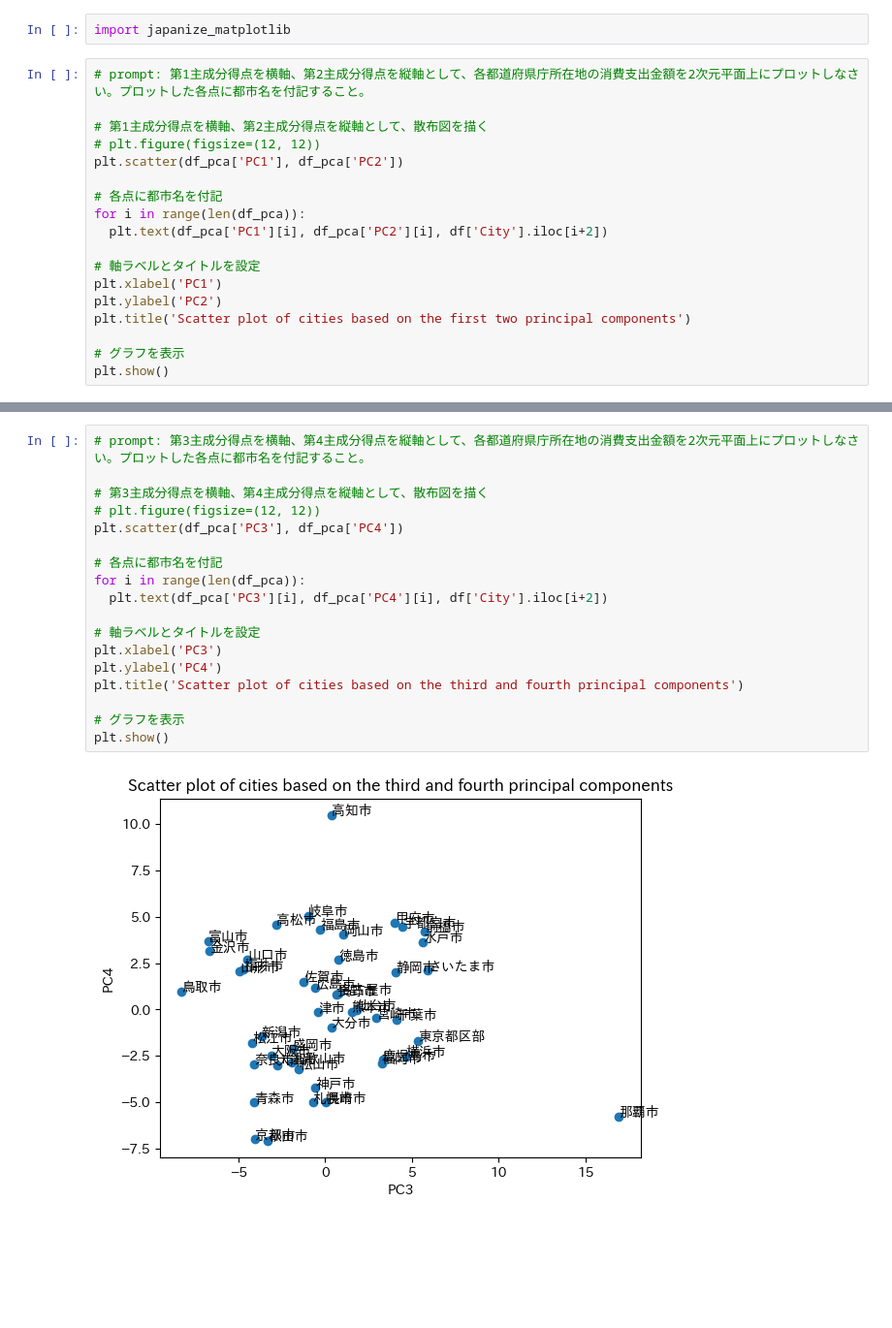
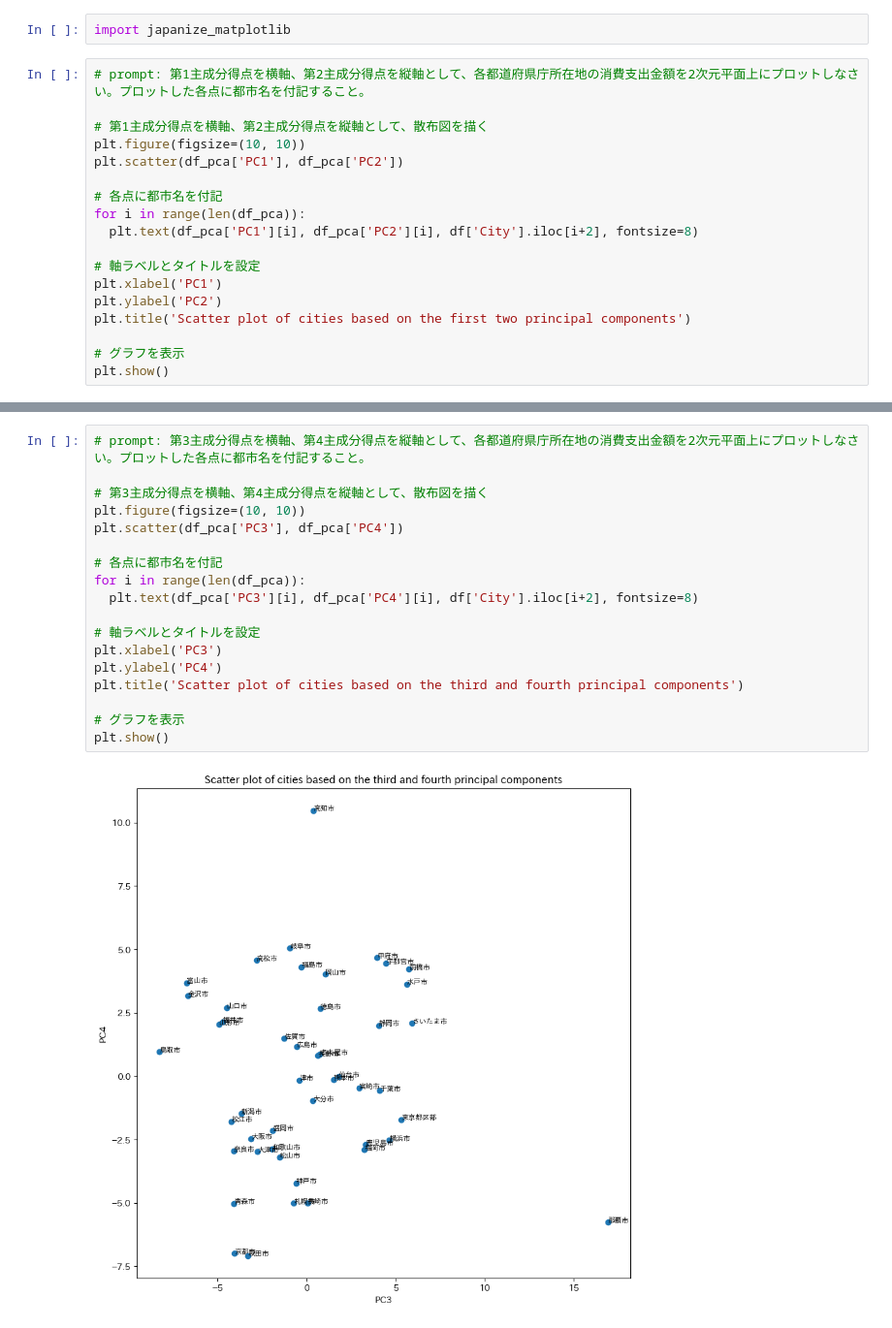
Before and after one commit to okana2ki/multiV, a Jupyter notebook: kmeans_SSDSE_C3.ipynb, the cells around one changed output, grey strips where cells are left out. Shown at 97% size. Cells and saved outputs as stored; diff of their text form; blank space fills up the shorter version.

```diff
--- a/kmeans_SSDSE_C3.ipynb
+++ b/kmeans_SSDSE_C3.ipynb
@@ -323,12 +481,12 @@ import japanize_matplotlib
 # prompt: 第1主成分得点を横軸、第2主成分得点を縦軸として、各都道府県庁所在地の消費支出金額を2次元平面上にプロットしなさい。プロットした各点に都市名を付記すること。
 
 # 第1主成分得点を横軸、第2主成分得点を縦軸として、散布図を描く
-# plt.figure(figsize=(12, 12))
+plt.figure(figsize=(10, 10))
 plt.scatter(df_pca['PC1'], df_pca['PC2'])
 
 # 各点に都市名を付記
 for i in range(len(df_pca)):
-  plt.text(df_pca['PC1'][i], df_pca['PC2'][i], df['City'].iloc[i+2])
+  plt.text(df_pca['PC1'][i], df_pca['PC2'][i], df['City'].iloc[i+2], fontsize=8)
 
 # 軸ラベルとタイトルを設定
 plt.xlabel('PC1')
@@ -342,20 +502,20 @@ plt.show()
 # %%
 # prompt: 第3主成分得点を横軸、第4主成分得点を縦軸として、各都道府県庁所在地の消費支出金額を2次元平面上にプロットしなさい。プロットした各点に都市名を付記すること。
 
 # 第3主成分得点を横軸、第4主成分得点を縦軸として、散布図を描く
-# plt.figure(figsize=(12, 12))
+plt.figure(figsize=(10, 10))
 plt.scatter(df_pca['PC3'], df_pca['PC4'])
 
 # 各点に都市名を付記
 for i in range(len(df_pca)):
-  plt.text(df_pca['PC3'][i], df_pca['PC4'][i], df['City'].iloc[i+2])
+  plt.text(df_pca['PC3'][i], df_pca['PC4'][i], df['City'].iloc[i+2], fontsize=8)
 
 # 軸ラベルとタイトルを設定
 plt.xlabel('PC3')
 plt.ylabel('PC4')
 plt.title('Scatter plot of cities based on the third and fourth principal components')
 
 # グラフを表示
 plt.show()
 # %% [output]
-[figure, old version]
+[figure, new version]
```
Also changed, not shown: parts of 15 cells of this notebook.
